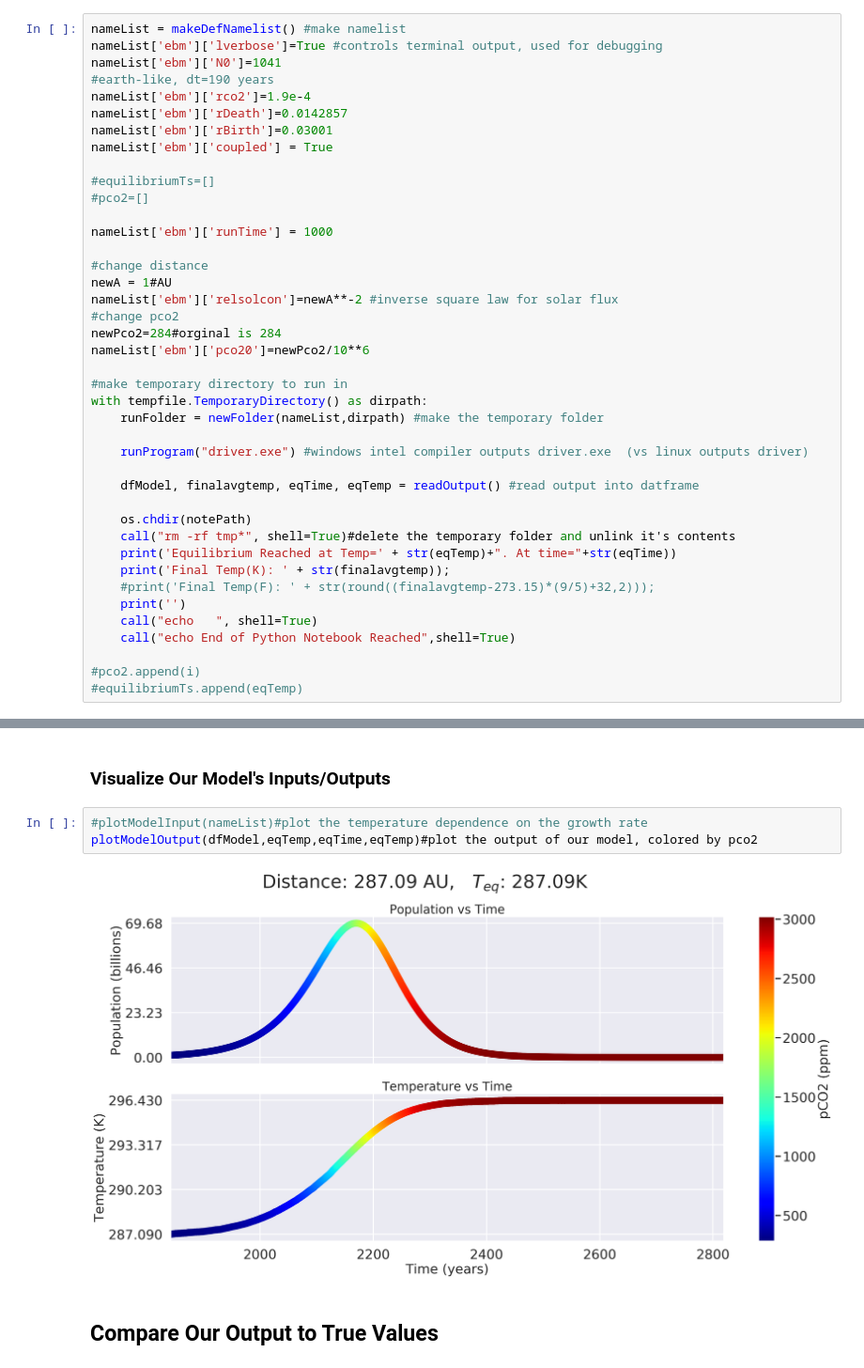
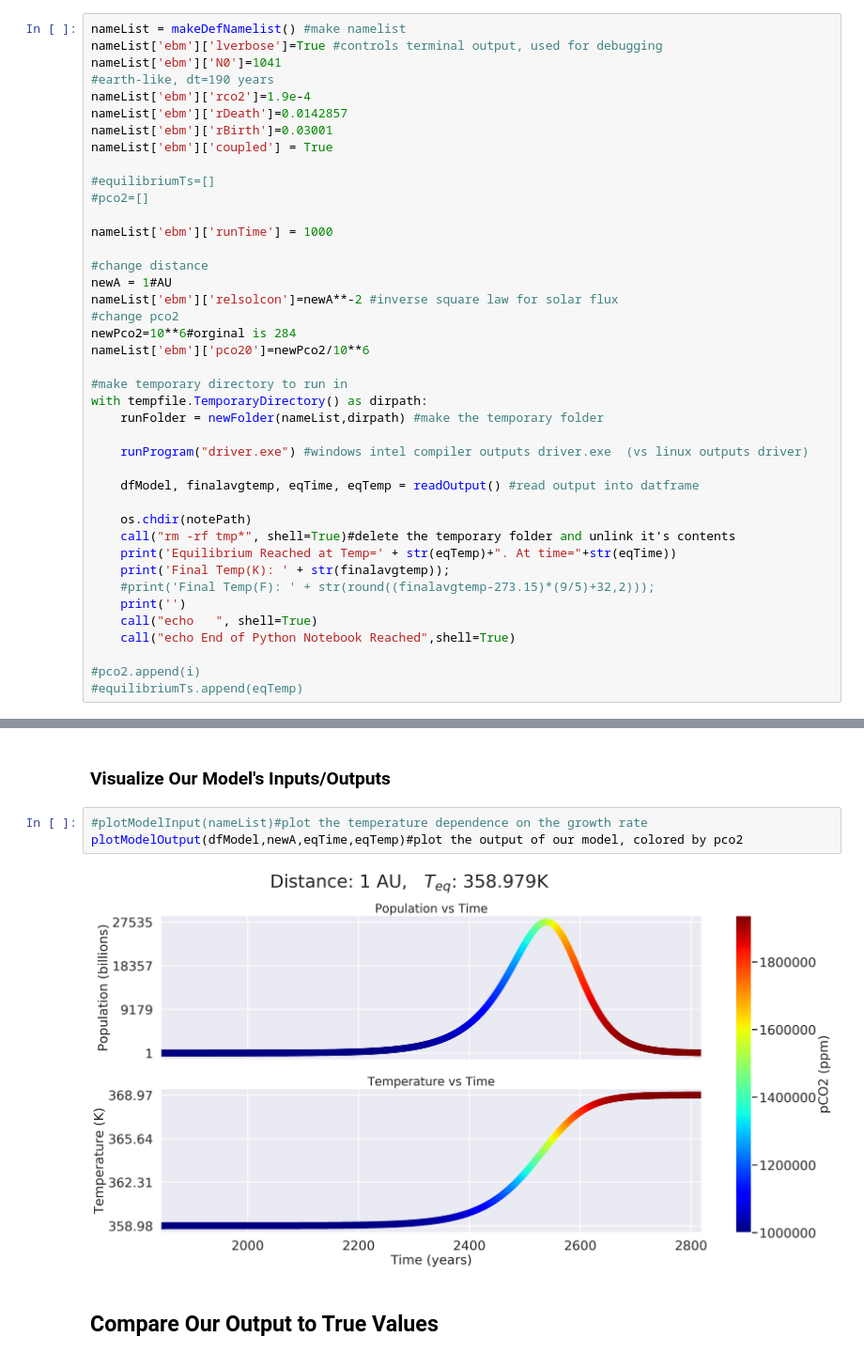
Before and after one commit to ethansav3/coupled_ebm, a Jupyter notebook: model/ebmFinal.ipynb, the cells around one changed output, grey strips where cells are left out. Shown: that part at 94% size. Saved outputs shown, nothing was run; the diff lists cells and outputs as text.

```diff
--- a/model/ebmFinal.ipynb
+++ b/model/ebmFinal.ipynb
@@ -45,7 +45,7 @@ nameList['ebm']['runTime'] = 1000
 newA = 1#AU
 nameList['ebm']['relsolcon']=newA**-2 #inverse square law for solar flux
 #change pco2
-newPco2=284#orginal is 284
+newPco2=10**6#orginal is 284
 nameList['ebm']['pco20']=newPco2/10**6
 
 #make temporary directory to run in
@@ -74,9 +74,9 @@ Final Temp(K): 296.43
 ### Visualize Our Model's Inputs/Outputs
 # %%
 #plotModelInput(nameList)#plot the temperature dependence on the growth rate
-plotModelOutput(dfModel,eqTemp,eqTime,eqTemp)#plot the output of our model, colored by pco2
+plotModelOutput(dfModel,newA,eqTime,eqTemp)#plot the output of our model, colored by pco2
 # %% [output]
-[figure, old version]
+[figure, new version]
 # %% [markdown]
 ## Compare Our Output to True Values
 # %%
```
Also changed, not shown: parts of 1 cell of this notebook.
